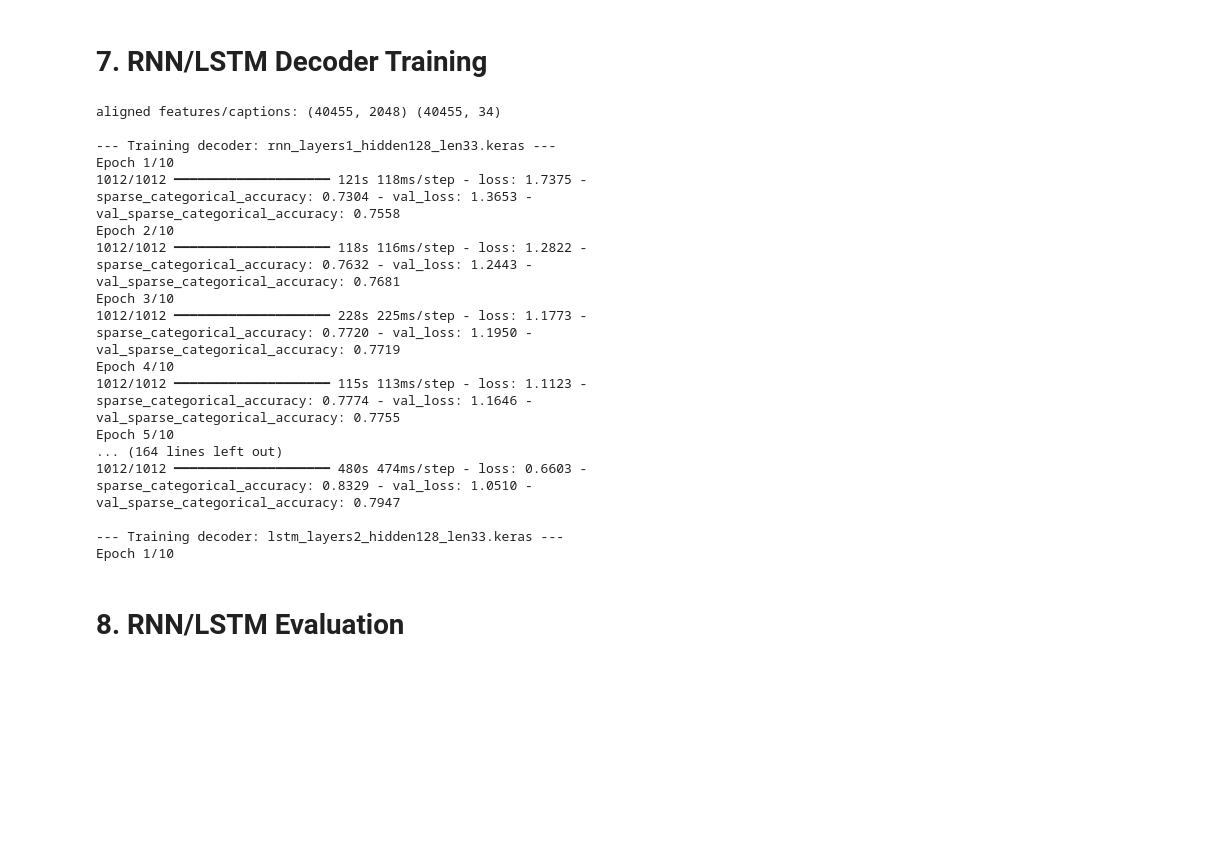
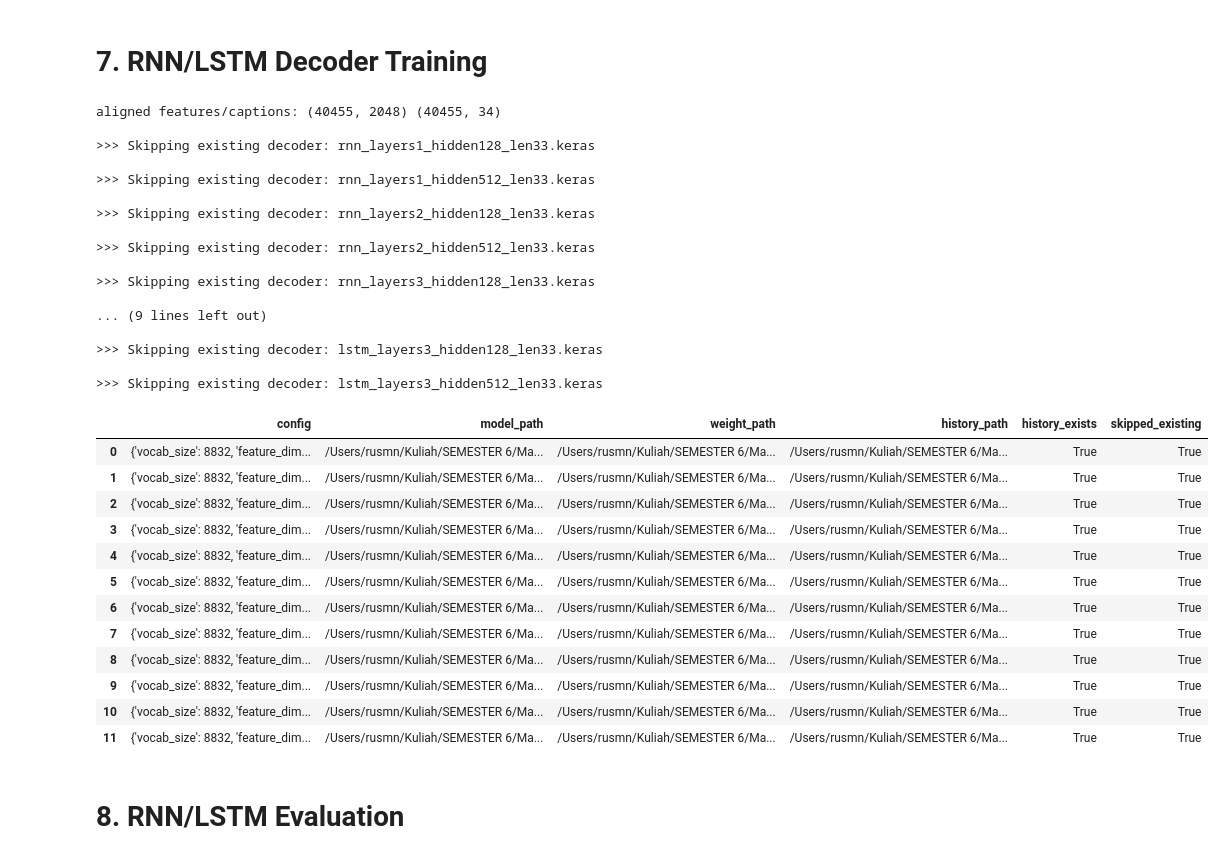
Before and after one commit to Rusmn/ML-Tubes-2_RecursiveLearnaholic, a Jupyter notebook: notebooks/main.ipynb, the cells around one changed output. Drawn from its saved outputs; the diff is of its cells as text; code cells hidden in the pictures; blank space fills up the shorter version.

Commit message:
feat: Update model performance reports and add training records

```diff
--- a/notebooks/main.ipynb
+++ b/notebooks/main.ipynb
@@ -665,7 +662,11 @@ ENCODER_PATH = CNN_MODEL_DIR / "flickr8k_inceptionv3_encoder.keras"
 features = None
 feature_image_ids = []
 
-if tf is not None and IMAGE_DIR.exists():
+if FEATURE_PATH.exists() and FEATURE_ID_PATH.exists():
+    features = load_npy(FEATURE_PATH).astype('float32')
+    feature_image_ids = [line.strip() for line in FEATURE_ID_PATH.read_text(encoding='utf-8').splitlines() if line.strip()]
+    print("Loaded existing features:", features.shape, len(feature_image_ids))
+elif tf is not None and IMAGE_DIR.exists():
     img_paths = image_paths(IMAGE_DIR)
     feature_image_ids = [path.stem for path in img_paths]
     if ENCODER_PATH.exists():
@@ -677,10 +678,6 @@ if tf is not None and IMAGE_DIR.exists():
     features = feature_extractor(img_paths, encoder, FEATURE_PATH, target_size=encoder.input_shape[1:3], batch_size=BATCH_SIZE, image_id_path=FEATURE_ID_PATH, preprocess_fn=tf.keras.applications.inception_v3.preprocess_input)
     print("images:", len(feature_image_ids))
     print("features:", features.shape)
-elif FEATURE_PATH.exists() and FEATURE_ID_PATH.exists():
-    features = load_npy(FEATURE_PATH).astype('float32')
-    feature_image_ids = [line.strip() for line in FEATURE_ID_PATH.read_text(encoding='utf-8').splitlines() if line.strip()]
-    print("Loaded existing features:", features.shape, len(feature_image_ids))
 else:
     print("Feature extraction dilewati.")
 # %% [output]
@@ -730,51 +724,85 @@ if tf is not None and aligned_features is not None and aligned_captions is not N
         'embed_dim': 256,
         'learning_rate': 1e-3,
         'batch_size': BATCH_SIZE,
         'epochs': EPOCHS,
     }
     train_data, val_data = split_arrays(aligned_features, aligned_captions)
     train_features, train_captions = train_data
 
     for cfg in grid_cfg(base_config):
+        model_path = RNN_MODEL_DIR / cfg['model_name']
+        weight_path = RNN_MODEL_DIR / f"{Path(cfg['model_name']).stem}.npz"
+        history_path = TABLE_DIR / f"{Path(cfg['model_name']).stem}_history.json"
+
+        if model_path.exists() and weight_path.exists():
+            print("\n>>> Skipping existing decoder:", cfg['model_name'])
+            if not history_path.exists():
+                print("    history missing, loss plot will be skipped unless copied from Colab:", history_path.name)
+            rnn_records.append({
+                'config': cfg,
+                'model_path': str(model_path),
+                'weight_path': str(weight_path),
+                'history_path': str(history_path),
+                'history_exists': history_path.exists(),
+                'skipped_existing': True,
+            })
+            continue
+
         print("\n--- Training decoder:", cfg['model_name'], "---")
         model = build_preinject(
             vocab_size=cfg['vocab_size'], feature_dim=cfg['feature_dim'], max_length=cfg['caption_length'],
             embed_dim=cfg['embed_dim'], hidden_size=cfg['hidden_size'], recur_layers=cfg['recur_layers'], recur_type=cfg['recur_type']
         )
         model = compile_model(model, learn_rate=cfg['learning_rate'])
         history = train_decoder_model(model, train_features, train_captions, val_data=val_data, batch_size=cfg['batch_size'], epochs=cfg['epochs'])
-        model_path = RNN_MODEL_DIR / cfg['model_name']
-        weight_path = RNN_MODEL_DIR / f"{Path(cfg['model_name']).stem}.npz"
-        history_path = TABLE_DIR / f"{Path(cfg['model_name']).stem}_history.json"
         model.save(model_path)
         export_weights(model, weight_path)
         save_json(hist_sum(history), history_path)
-        rnn_records.append({'config': cfg, 'model_path': str(model_path), 'weight_path': str(weight_path), 'history_path': str(history_path)})
+        rnn_records.append({
+            'config': cfg,
+            'model_path': str(model_path),
+            'weight_path': str(weight_path),
+            'history_path': str(history_path),
+            'skipped_existing': False,
+        })
 
     save_json(rnn_records, TABLE_DIR / 'train_records.json')
     (FEATURE_DIR / 'aligned_caption_image_ids.txt').write_text('\n'.join(aligned_caption_ids), encoding='utf-8')
 else:
     print("RNN/LSTM training dilewati.")
 
 pd.DataFrame(rnn_records)
 # %% [output]
 aligned features/captions: (40455, 2048) (40455, 34)
 
---- Training decoder: rnn_layers1_hidden128_len33.keras ---
-Epoch 1/10
-1012/1012 ━━━━━━━━━━━━━━━━━━━━ 121s 118ms/step - loss: 1.7375 - sparse_categorical_accuracy: 0.7304 - val_loss: 1.3653 - val_sparse_categorical_accuracy: 0.7558
-Epoch 2/10
-1012/1012 ━━━━━━━━━━━━━━━━━━━━ 118s 116ms/step - loss: 1.2822 - sparse_categorical_accuracy: 0.7632 - val_loss: 1.2443 - val_sparse_categorical_accuracy: 0.7681
-Epoch 3/10
-1012/1012 ━━━━━━━━━━━━━━━━━━━━ 228s 225ms/step - loss: 1.1773 - sparse_categorical_accuracy: 0.7720 - val_loss: 1.1950 - val_sparse_categorical_accuracy: 0.7719
-Epoch 4/10
-1012/1012 ━━━━━━━━━━━━━━━━━━━━ 115s 113ms/step - loss: 1.1123 - sparse_categorical_accuracy: 0.7774 - val_loss: 1.1646 - val_sparse_categorical_accuracy: 0.7755
-Epoch 5/10
-... (164 lines left out)
-1012/1012 ━━━━━━━━━━━━━━━━━━━━ 480s 474ms/step - loss: 0.6603 - sparse_categorical_accuracy: 0.8329 - val_loss: 1.0510 - val_sparse_categorical_accuracy: 0.7947
+>>> Skipping existing decoder: rnn_layers1_hidden128_len33.keras
 
---- Training decoder: lstm_layers2_hidden128_len33.keras ---
-Epoch 1/10
+>>> Skipping existing decoder: rnn_layers1_hidden512_len33.keras
+
+>>> Skipping existing decoder: rnn_layers2_hidden128_len33.keras
+
+>>> Skipping existing decoder: rnn_layers2_hidden512_len33.keras
+
+>>> Skipping existing decoder: rnn_layers3_hidden128_len33.keras
+
+... (9 lines left out)
+
+>>> Skipping existing decoder: lstm_layers3_hidden128_len33.keras
+
+>>> Skipping existing decoder: lstm_layers3_hidden512_len33.keras
+|  | config | model_path | weight_path | history_path | history_exists | skipped_existing |
+| 0 | {'vocab_size': 8832, 'feature_dim... | /Users/rusmn/Kuliah/SEMESTER 6/Ma... | /Users/rusmn/Kuliah/SEMESTER 6/Ma... | /Users/rusmn/Kuliah/SEMESTER 6/Ma... | True | True |
+| 1 | {'vocab_size': 8832, 'feature_dim... | /Users/rusmn/Kuliah/SEMESTER 6/Ma... | /Users/rusmn/Kuliah/SEMESTER 6/Ma... | /Users/rusmn/Kuliah/SEMESTER 6/Ma... | True | True |
+| 2 | {'vocab_size': 8832, 'feature_dim... | /Users/rusmn/Kuliah/SEMESTER 6/Ma... | /Users/rusmn/Kuliah/SEMESTER 6/Ma... | /Users/rusmn/Kuliah/SEMESTER 6/Ma... | True | True |
+| 3 | {'vocab_size': 8832, 'feature_dim... | /Users/rusmn/Kuliah/SEMESTER 6/Ma... | /Users/rusmn/Kuliah/SEMESTER 6/Ma... | /Users/rusmn/Kuliah/SEMESTER 6/Ma... | True | True |
+| 4 | {'vocab_size': 8832, 'feature_dim... | /Users/rusmn/Kuliah/SEMESTER 6/Ma... | /Users/rusmn/Kuliah/SEMESTER 6/Ma... | /Users/rusmn/Kuliah/SEMESTER 6/Ma... | True | True |
+| 5 | {'vocab_size': 8832, 'feature_dim... | /Users/rusmn/Kuliah/SEMESTER 6/Ma... | /Users/rusmn/Kuliah/SEMESTER 6/Ma... | /Users/rusmn/Kuliah/SEMESTER 6/Ma... | True | True |
+| 6 | {'vocab_size': 8832, 'feature_dim... | /Users/rusmn/Kuliah/SEMESTER 6/Ma... | /Users/rusmn/Kuliah/SEMESTER 6/Ma... | /Users/rusmn/Kuliah/SEMESTER 6/Ma... | True | True |
+| 7 | {'vocab_size': 8832, 'feature_dim... | /Users/rusmn/Kuliah/SEMESTER 6/Ma... | /Users/rusmn/Kuliah/SEMESTER 6/Ma... | /Users/rusmn/Kuliah/SEMESTER 6/Ma... | True | True |
+| 8 | {'vocab_size': 8832, 'feature_dim... | /Users/rusmn/Kuliah/SEMESTER 6/Ma... | /Users/rusmn/Kuliah/SEMESTER 6/Ma... | /Users/rusmn/Kuliah/SEMESTER 6/Ma... | True | True |
+| 9 | {'vocab_size': 8832, 'feature_dim... | /Users/rusmn/Kuliah/SEMESTER 6/Ma... | /Users/rusmn/Kuliah/SEMESTER 6/Ma... | /Users/rusmn/Kuliah/SEMESTER 6/Ma... | True | True |
+| 10 | {'vocab_size': 8832, 'feature_dim... | /Users/rusmn/Kuliah/SEMESTER 6/Ma... | /Users/rusmn/Kuliah/SEMESTER 6/Ma... | /Users/rusmn/Kuliah/SEMESTER 6/Ma... | True | True |
+| 11 | {'vocab_size': 8832, 'feature_dim... | /Users/rusmn/Kuliah/SEMESTER 6/Ma... | /Users/rusmn/Kuliah/SEMESTER 6/Ma... | /Users/rusmn/Kuliah/SEMESTER 6/Ma... | True | True |
 # %% [markdown]
 # 8. RNN/LSTM Evaluation
 # %%
```
Also changed, not shown: parts of 5 cells of this notebook, 8 other files.
